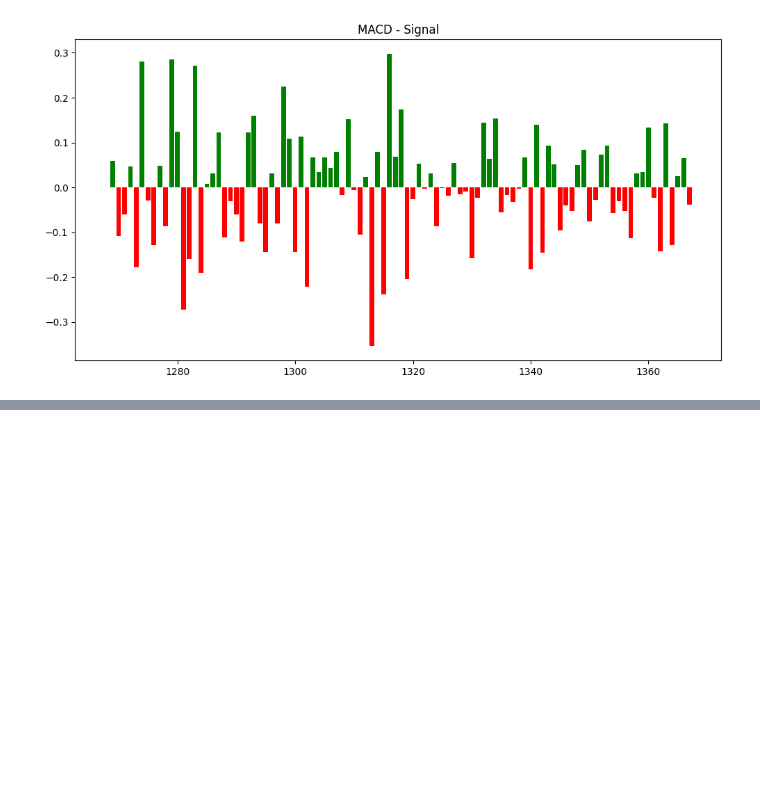
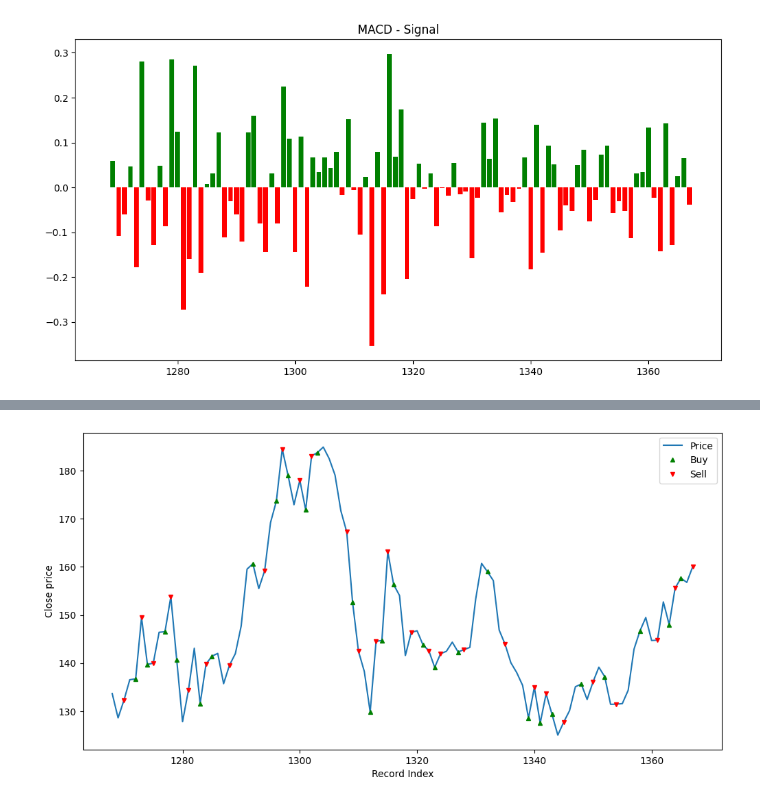
Before and after one commit to ZussmanFranz/Politechnika_Gdanska, a Jupyter notebook: Sem4/MN/project1/project1.ipynb, the cells around one changed output, grey strips where cells are left out. Cells and saved outputs as stored; diff of their text form; code cells hidden in the pictures; blank space fills up the shorter version.

```diff
--- a/Sem4/MN/project1/project1.ipynb
+++ b/Sem4/MN/project1/project1.ipynb
@@ -184,0 +207,7 @@ plt.legend()
+# %%
+# Now let's plot buy and sell signals on trading history
+
+plot_transaction_on_price(x_analyzed, close_data, transactions)
+## TODO: FIX - If x is not x_analyzed, first len(transactions) elements are taken.
+# %% [output]
+[figure, added]
```
Also changed, not shown: parts of 5 cells of this notebook, 1 other file.
